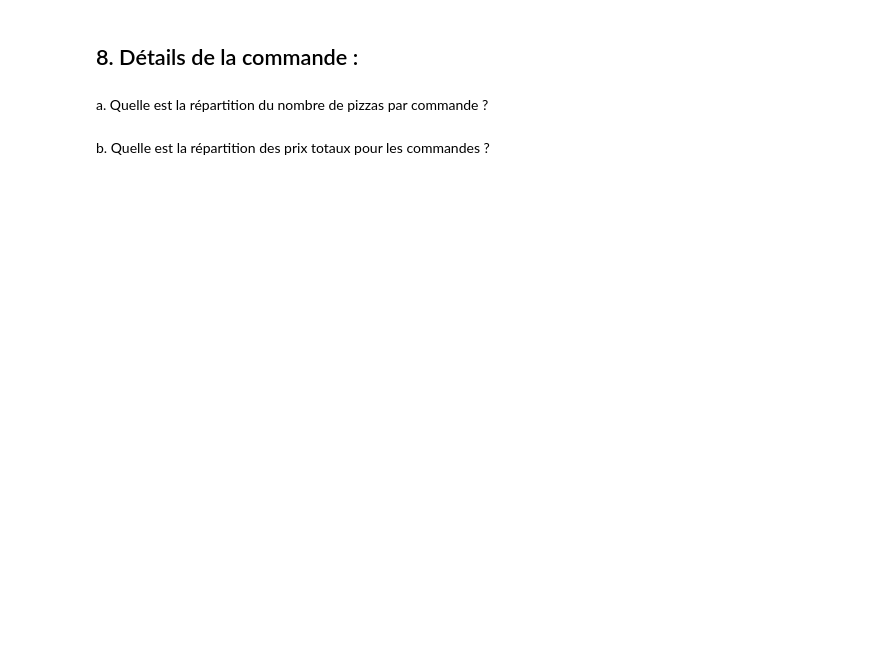
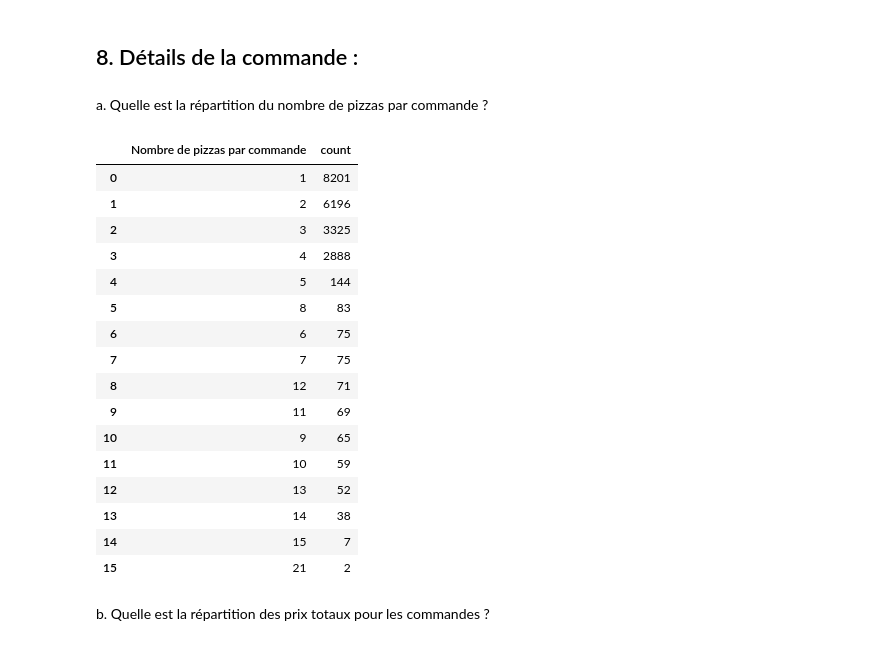
Before and after one commit to julienRactM/pizzaiojo, a Jupyter notebook: notebook.ipynb, the cells around one changed output. Drawn from its saved outputs; the diff is of its cells as text; code cells hidden in the pictures; blank space fills up the shorter version.

```diff
--- a/notebook.ipynb
+++ b/notebook.ipynb
@@ -258,5 +268,26 @@ HowManyPizzsUseThisIngredient(df,)
 ## 8. Détails de la commande :
 # %% [markdown]
 a. Quelle est la répartition du nombre de pizzas par commande ?
+# %%
+df.groupby('order_id')['pizza_name'].count().value_counts().reset_index()\
+    .rename(columns={'pizza_name': 'Nombre de pizzas par commande'})
+# %% [output]
+|  | Nombre de pizzas par commande | count |
+| 0 | 1 | 8201 |
+| 1 | 2 | 6196 |
+| 2 | 3 | 3325 |
+| 3 | 4 | 2888 |
+| 4 | 5 | 144 |
+| 5 | 8 | 83 |
+| 6 | 6 | 75 |
+| 7 | 7 | 75 |
+| 8 | 12 | 71 |
+| 9 | 11 | 69 |
+| 10 | 9 | 65 |
+| 11 | 10 | 59 |
+| 12 | 13 | 52 |
+| 13 | 14 | 38 |
+| 14 | 15 | 7 |
+| 15 | 21 | 2 |
 # %% [markdown]
 b. Quelle est la répartition des prix totaux pour les commandes ?
```
Also changed, not shown: parts of 13 cells of this notebook.
